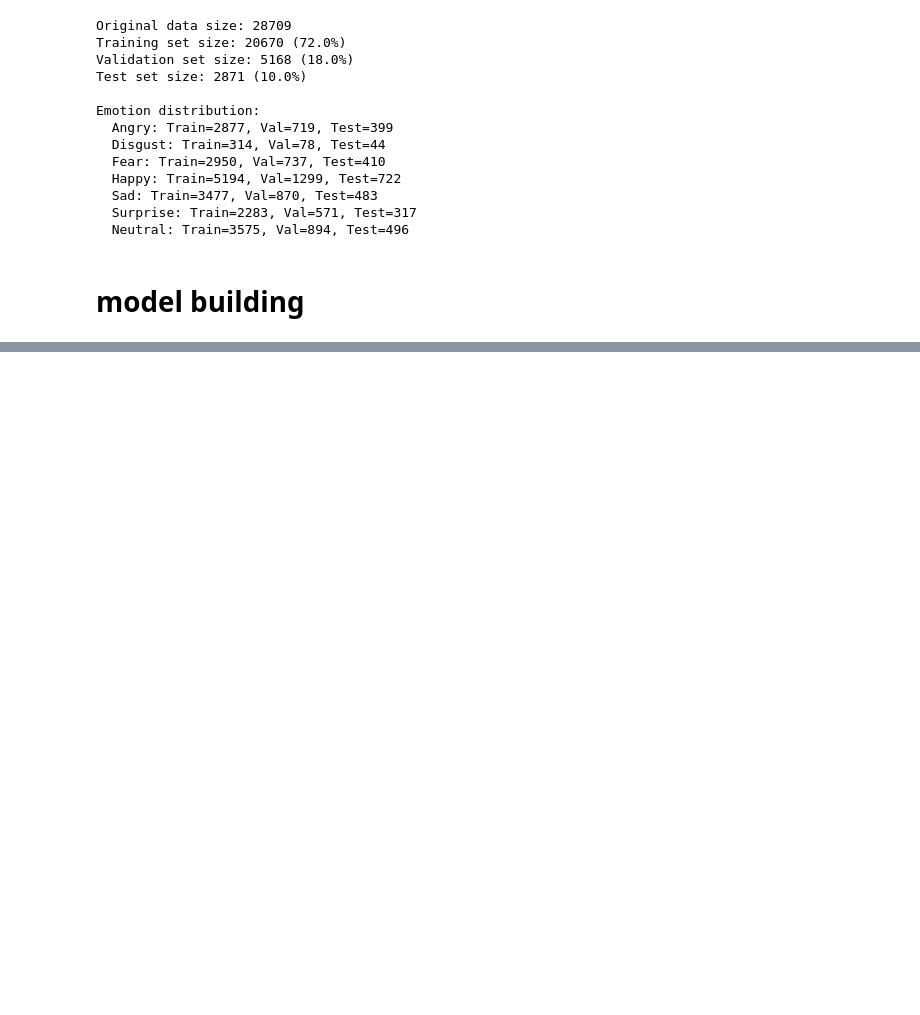
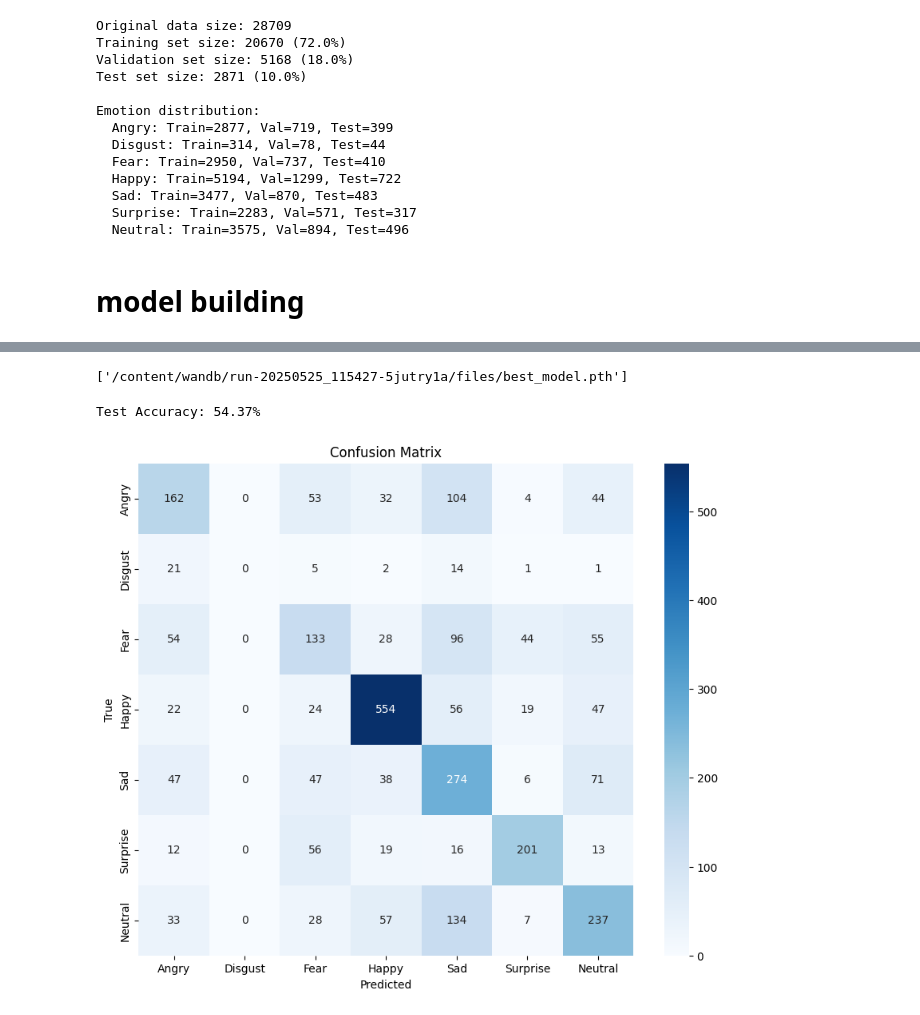
Before and after one commit to konstantine25b/Neural_Network_ML_Facial_Expression_Recognition_Challenge, a Jupyter notebook: Facial_Expression_recognition_2.ipynb, the cells around one changed output, grey strips where cells are left out. Cells and saved outputs as stored; diff of their text form; code cells hidden in the pictures; blank space fills up the shorter version.

```diff
--- a/Facial_Expression_recognition_2.ipynb
+++ b/Facial_Expression_recognition_2.ipynb
@@ -145,0 +390,19 @@ Emotion distribution:
+# %%
+model = SimplerCNN(dropout_rate=wandb.config.dropout_rate).to(device)
+optimizer = optim.Adam(
+    model.parameters(),
+    lr=wandb.config.learning_rate,
+    weight_decay=wandb.config.weight_decay
+)
+scheduler = optim.lr_scheduler.ReduceLROnPlateau(
+    optimizer,
+    mode='min',
+    factor=0.5,
+    patience=3,
+    verbose=True
+)
+
+# Full training loop
+num_epochs = wandb.config.epochs
+best_val_acc = 0
+best_model_path = 'best_model.pth'
@@ -145,0 +505,27 @@ Emotion distribution:
+# %%
+model.load_state_dict(torch.load(best_model_path))
+wandb.save(best_model_path)
+# %% [output]
+['/content/wandb/run-20250525_115427-5jutry1a/files/best_model.pth']
+# %%
+test_acc, test_preds, test_labels = compute_accuracy(test_loader, model, device)
+print(f"Test Accuracy: {test_acc:.2f}%")
+wandb.log({"test_accuracy": test_acc})
+# %% [output]
+Test Accuracy: 54.37%
+# %%
+cm = confusion_matrix(test_labels, test_preds)
+plt.figure(figsize=(10, 8))
+sns.heatmap(cm, annot=True, fmt='d', cmap='Blues',
+            xticklabels=list(emotion_labels.values()),
+            yticklabels=list(emotion_labels.values()))
+plt.xlabel('Predicted')
+plt.ylabel('True')
+plt.title('Confusion Matrix')
+plt.savefig('confusion_matrix.png')
+plt.show()
+
+# Log confusion matrix to wandb
+wandb.log({"confusion_matrix": wandb.Image('confusion_matrix.png')})
+# %% [output]
+[figure, added]
```
Also changed, not shown: parts of 19 cells of this notebook.
